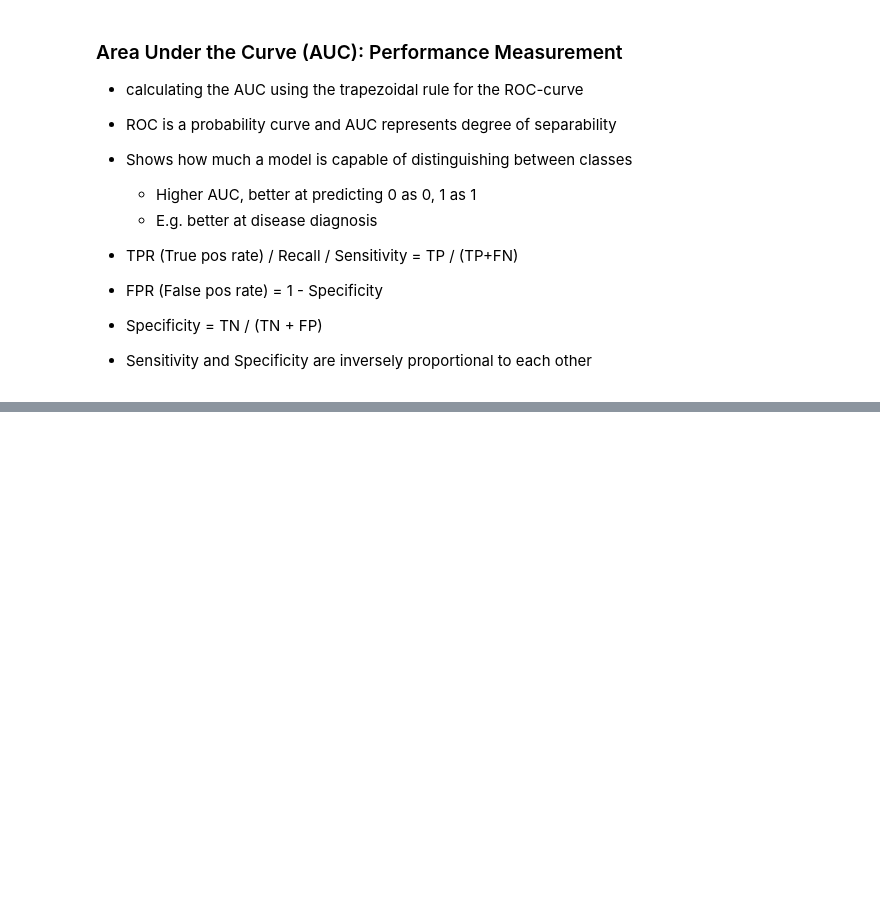
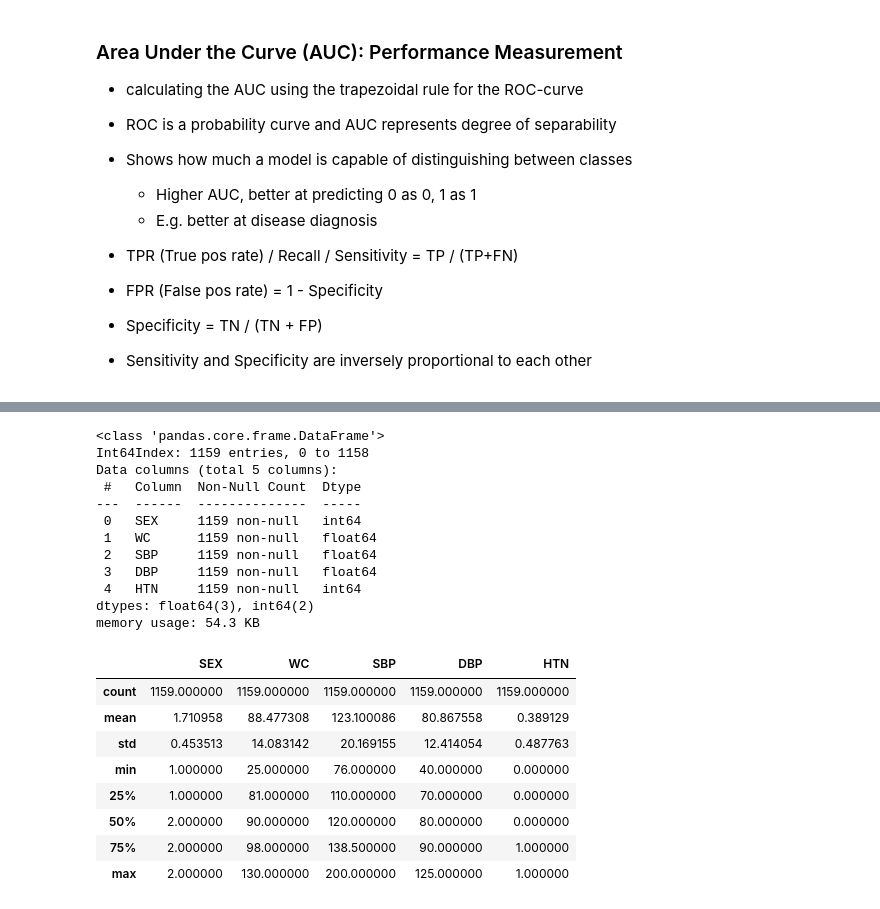
Before and after one commit to AliAkolade/Disease-Predictor, a Jupyter notebook: 3 Hypertension/Keras-MLP-Hypertension.ipynb, the cells around one changed output, grey strips where cells are left out. Cells and saved outputs as stored; diff of their text form; code cells hidden in the pictures; blank space fills up the shorter version.

Commit message:
Update Hypertension Models

```diff
--- a/3 Hypertension/Keras-MLP-Hypertension.ipynb
+++ b/3 Hypertension/Keras-MLP-Hypertension.ipynb
@@ -103,16 +105,38 @@ warnings.filterwarnings('ignore')
 # %%
 # Data preprocessing
-df = pd.read_csv("Data\Hypertension.csv")
+df = pd.read_csv("Data\MLPHypertension.csv")
 
 indexedData = df[['SEX', 'WC', 'SBP', 'DBP', 'HTN']]
 cols_to_norm = [ 'WC', 'SBP', 'DBP']
 indexedData = indexedData.dropna()
 indexedData.info()
 data = indexedData
 
 X = data[['SEX', 'WC', 'SBP', 'DBP']]
 Y = data[['HTN']]
 indexedData.head()
 indexedData.describe()
+# %% [output]
+<class 'pandas.core.frame.DataFrame'>
+Int64Index: 1159 entries, 0 to 1158
+Data columns (total 5 columns):
+ #   Column  Non-Null Count  Dtype
+---  ------  --------------  -----
+ 0   SEX     1159 non-null   int64
+ 1   WC      1159 non-null   float64
+ 2   SBP     1159 non-null   float64
+ 3   DBP     1159 non-null   float64
+ 4   HTN     1159 non-null   int64
+dtypes: float64(3), int64(2)
+memory usage: 54.3 KB
+|  | SEX | WC | SBP | DBP | HTN |
+| count | 1159.000000 | 1159.000000 | 1159.000000 | 1159.000000 | 1159.000000 |
+| mean | 1.710958 | 88.477308 | 123.100086 | 80.867558 | 0.389129 |
+| std | 0.453513 | 14.083142 | 20.169155 | 12.414054 | 0.487763 |
+| min | 1.000000 | 25.000000 | 76.000000 | 40.000000 | 0.000000 |
+| 25% | 1.000000 | 81.000000 | 110.000000 | 70.000000 | 0.000000 |
+| 50% | 2.000000 | 90.000000 | 120.000000 | 80.000000 | 0.000000 |
+| 75% | 2.000000 | 98.000000 | 138.500000 | 90.000000 | 1.000000 |
+| max | 2.000000 | 130.000000 | 200.000000 | 125.000000 | 1.000000 |
 # %%
 sns.heatmap(df.corr(), annot = True)
```
Also changed, not shown: parts of 7 cells of this notebook, 1 other file.
